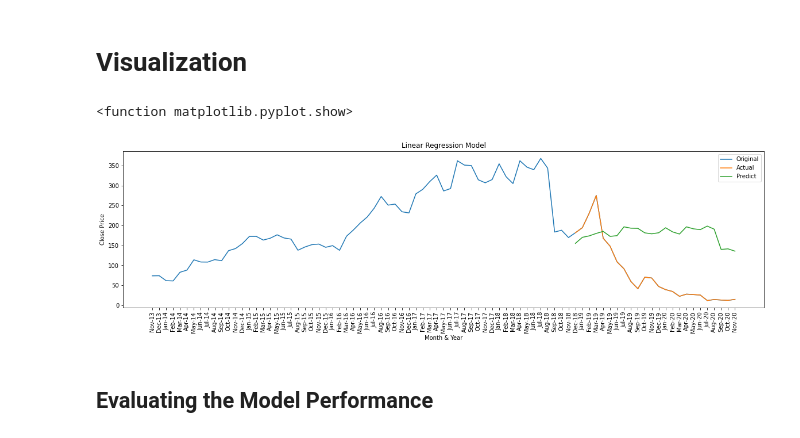
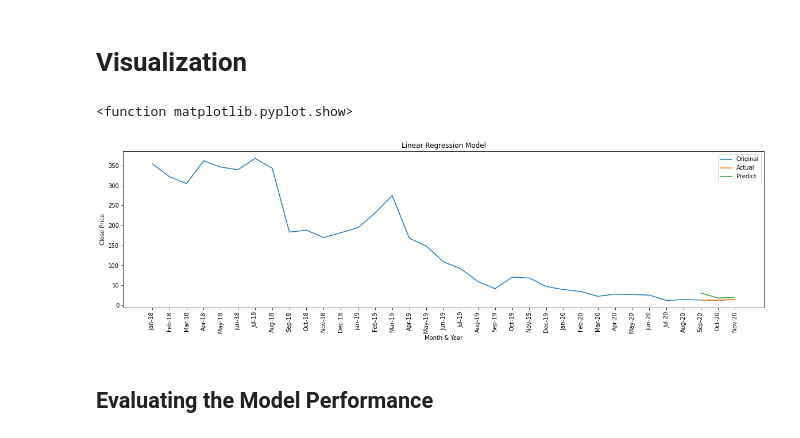
Before and after one commit to smkmohsin/Yes-Bank-Stock-Closing-Price-Prediction, a Jupyter notebook: Yes_Bank_Stock_Closing_Price_Prediction_Sheikh_Mohsin_Kader_.ipynb, the cells around one changed output. Cells and saved outputs as stored; diff of their text form; code cells hidden in the pictures.

```diff
--- a/Yes_Bank_Stock_Closing_Price_Prediction_Sheikh_Mohsin_Kader_.ipynb
+++ b/Yes_Bank_Stock_Closing_Price_Prediction_Sheikh_Mohsin_Kader_.ipynb
@@ -497,7 +557,7 @@ plt.show()
 # %%
 from sklearn.preprocessing import PolynomialFeatures
 from sklearn.linear_model import LinearRegression
-poly_reg = PolynomialFeatures(degree = 6)
+poly_reg = PolynomialFeatures(degree = 2)
 X_poly = poly_reg.fit_transform(X_train)
 regressor = LinearRegression()
 regressor.fit(X_poly, y_train)
@@ -584,7 +644,7 @@ Adjusted R2 :  0.9779
 ## <b>Training the Random Forest Regression model on the whole dataset
 # %%
 from sklearn.ensemble import RandomForestRegressor
-regressor = RandomForestRegressor(n_estimators = 1000, random_state = 0)
+regressor = RandomForestRegressor(n_estimators = 3, random_state = 0)
 regressor.fit(X_train, y_train)
 # %% [output]
 RandomForestRegressor(bootstrap=True, ccp_alpha=0.0, criterion='mse',
@@ -630,3 +687,0 @@ Adjusted R2 :  0.9813
-# %%
-# Create a variable to predict 'x' Months out into future
-future_months = 24
@@ -694,4 +687,0 @@ len(y)
-# %%
-X_train, X_test, y_train, y_test = train_test_split(X, y, test_size = 0.2, random_state = 0)
-print(X_train.shape)
-print(X_test.shape)
@@ -743,24 +714,24 @@ print(lr_prediction)
 # %%
 predictions = lr_prediction
 
 valid = dataset[X.shape[0]:]                    # create dataset which contains tha actual value of stock
 valid['Prediction'] = predictions               # add the predicted values in the dataset
 
 plt.figure(figsize=(20,5))
 plt.title('Linear Regression Model')
 plt.xlabel('Month & Year')
 plt.ylabel('Close Price')
 
-df = dataset[100:]
+df = dataset[150:]
 plt.plot(df['Close'])
 plt.plot(valid[['Close', 'Prediction']])
 plt.legend(['Original','Actual', 'Predict'])
 plt.xticks(rotation=90)
 
 plt.show
 # %% [output]
 <function matplotlib.pyplot.show>
-[figure, old version]
+[figure, new version]
 # %% [markdown]
 ## <b>Evaluating the Model Performance
 # %%
```
Also changed, not shown: parts of 66 cells of this notebook.
